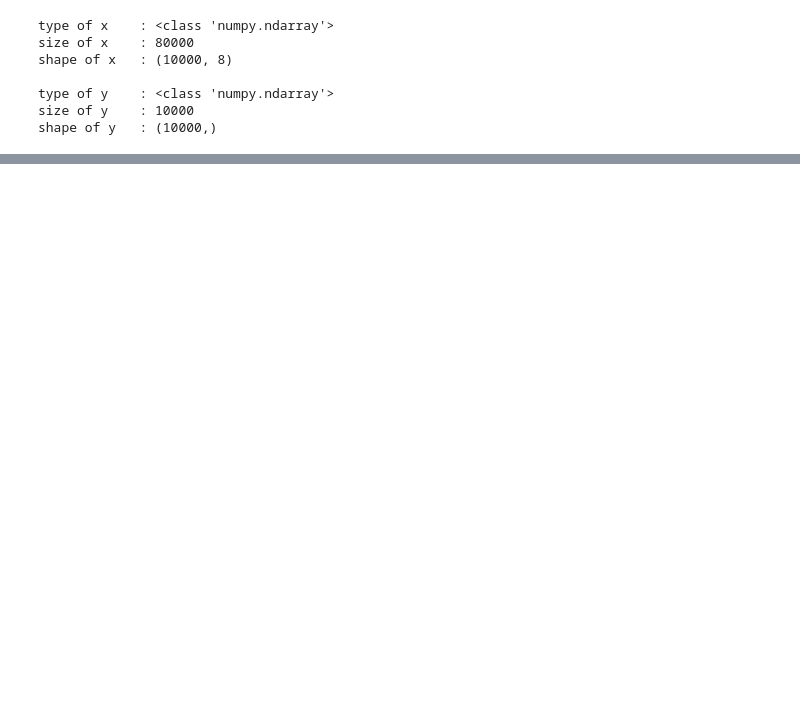
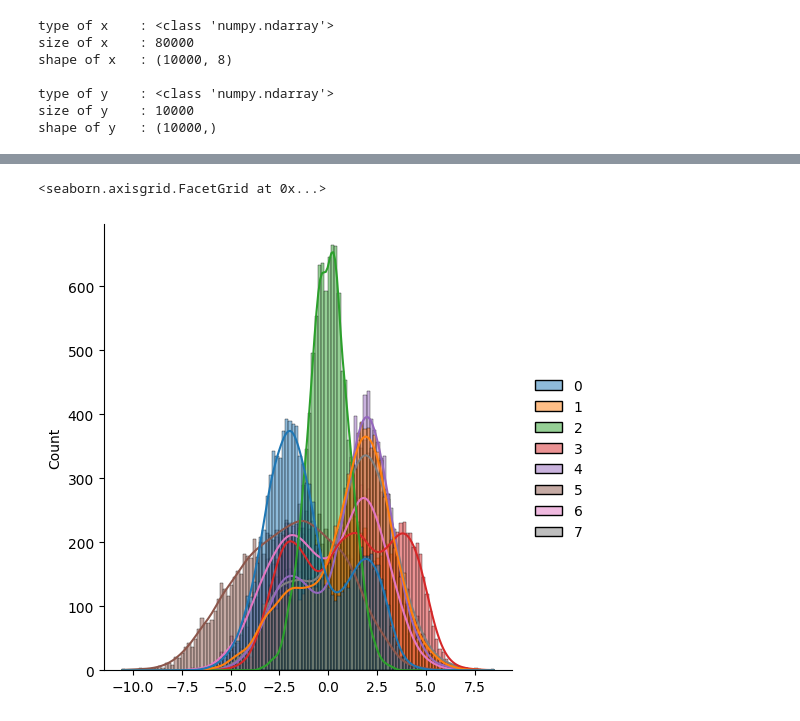
Before and after one commit to yakuphozdemir/machine-learning-exercises, a Jupyter notebook: exercise3/hw3.ipynb, the cells around one changed output, grey strips where cells are left out. Drawn from its saved outputs; the diff is of its cells as text; code cells hidden in the pictures; blank space fills up the shorter version.

```diff
--- a/exercise3/hw3.ipynb
+++ b/exercise3/hw3.ipynb
@@ -45,0 +154,5 @@ ValueError: operands could not be broadcast together with shapes (10000,8) (1000
+# %%
+sns.displot(df, kde=True, rug=False)
+# %% [output]
+<seaborn.axisgrid.FacetGrid at 0x...>
+[figure, added]
```
Also changed, not shown: parts of 51 cells of this notebook.
